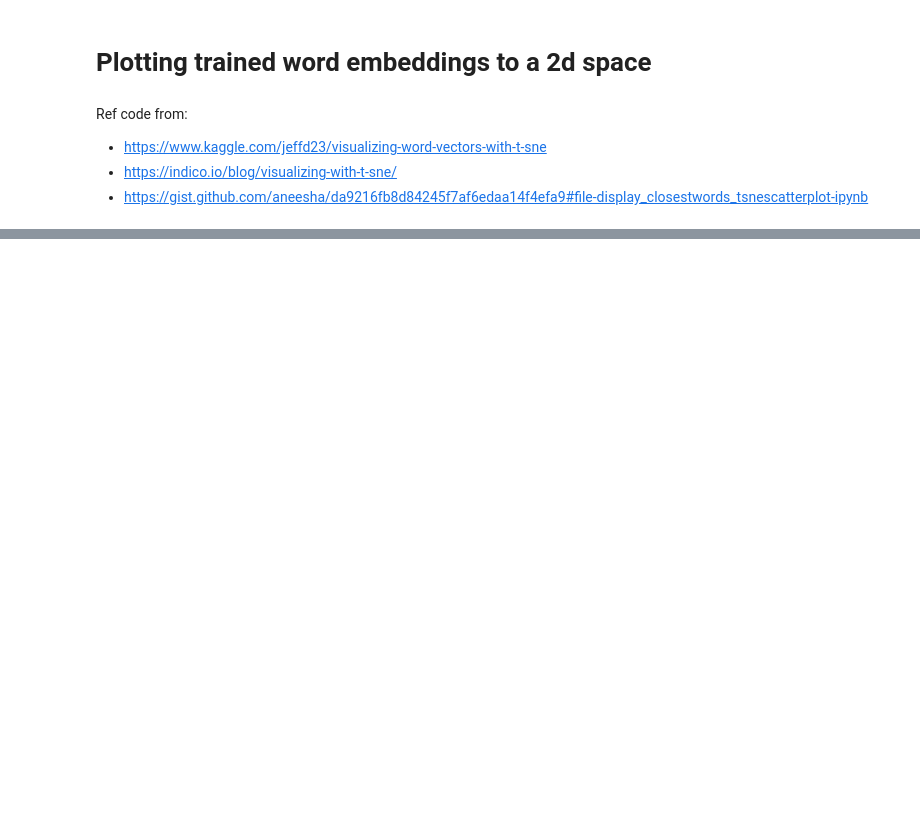
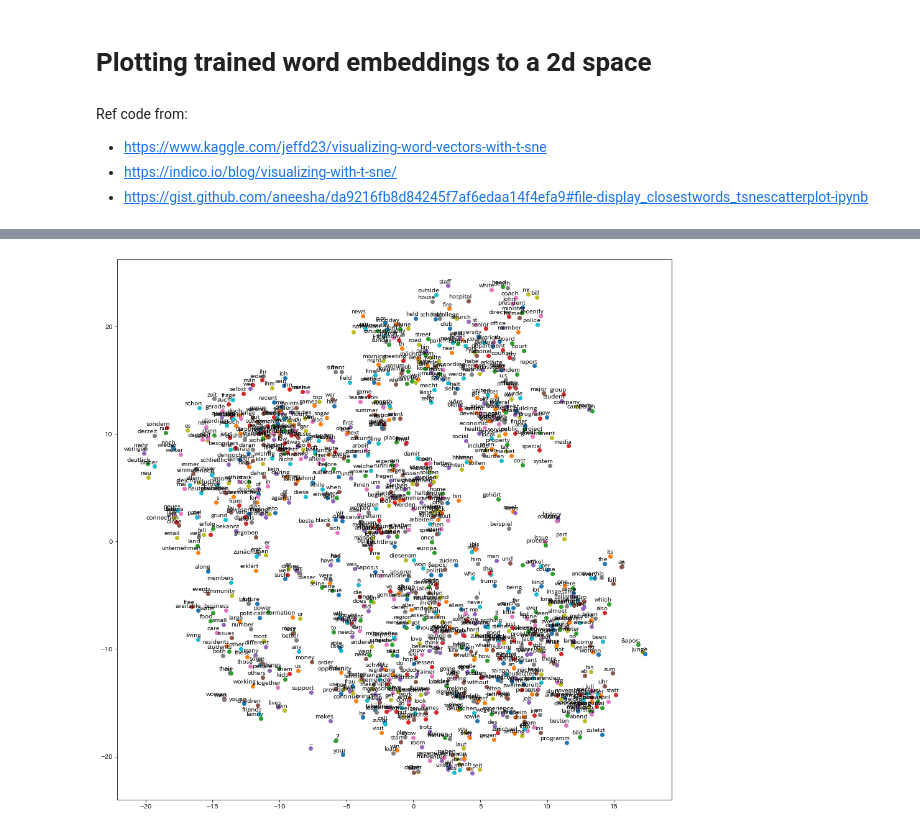
Before and after one commit to Namibillow/unsup-cross-embed, a Jupyter notebook: plot_embeddings.ipynb, the cells around one changed output, grey strips where cells are left out. Saved outputs shown, nothing was run; the diff lists cells and outputs as text; code cells hidden in the pictures; blank space fills up the shorter version.

```diff
--- a/plot_embeddings.ipynb
+++ b/plot_embeddings.ipynb
@@ -95,10 +99,13 @@ def tsne_plot(model1, model2):
         "Creates and TSNE model and plots it"
         labels = []
         tokens = []
-
+        count = 0
         for word in model.wv.vocab:
             tokens.append(model[word])
             labels.append(word)
+            if count > 1000:
+                break
+            count+=1
 
         tsne_model = TSNE(perplexity=40, n_components=2, init='pca', n_iter=2500, random_state=23)
         new_values = tsne_model.fit_transform(tokens)
@@ -119,4 +126,4 @@ def tsne_plot(model1, model2):
                          textcoords='offset points',
                          ha='right',
                          va='bottom')
-        plt.show()
+    plt.show()
@@ -124,0 +130,40 @@ tsne_plot(model, model2)
+# %%
+def tsne_plot(model1, model2):
+    labels = []
+    final_values = []
+    for model in [model1, model2]:
+#         "Creates and TSNE model and plots it"
+        tokens = []
+        count = 0
+        for word in model.wv.vocab:
+            tokens.append(model[word])
+            labels.append(word)
+            if count > 500:
+                break
+            count+=1
+
+        tsne_model = TSNE(perplexity=40, n_components=2, init='pca', n_iter=2500, random_state=23)
+        new_values = tsne_model.fit_transform(tokens)
+        final_values.extend(new_values)
+
+
+    x = []
+    y = []
+    for value in final_values:
+        x.append(value[0])
+        y.append(value[1])
+
+    plt.figure(figsize=(16, 16))
+    for i in range(len(x[:1000])):
+        plt.scatter(x[i],y[i])
+        plt.annotate(labels[i],
+                     xy=(x[i], y[i]),
+                     xytext=(5, 2),
+                     textcoords='offset points',
+                     ha='right',
+                     va='bottom')
+    plt.show()
+# %%
+tsne_plot(english, german)
+# %% [output]
+[figure, added]
```
Also changed, not shown: parts of 6 cells of this notebook, 1 other file.
